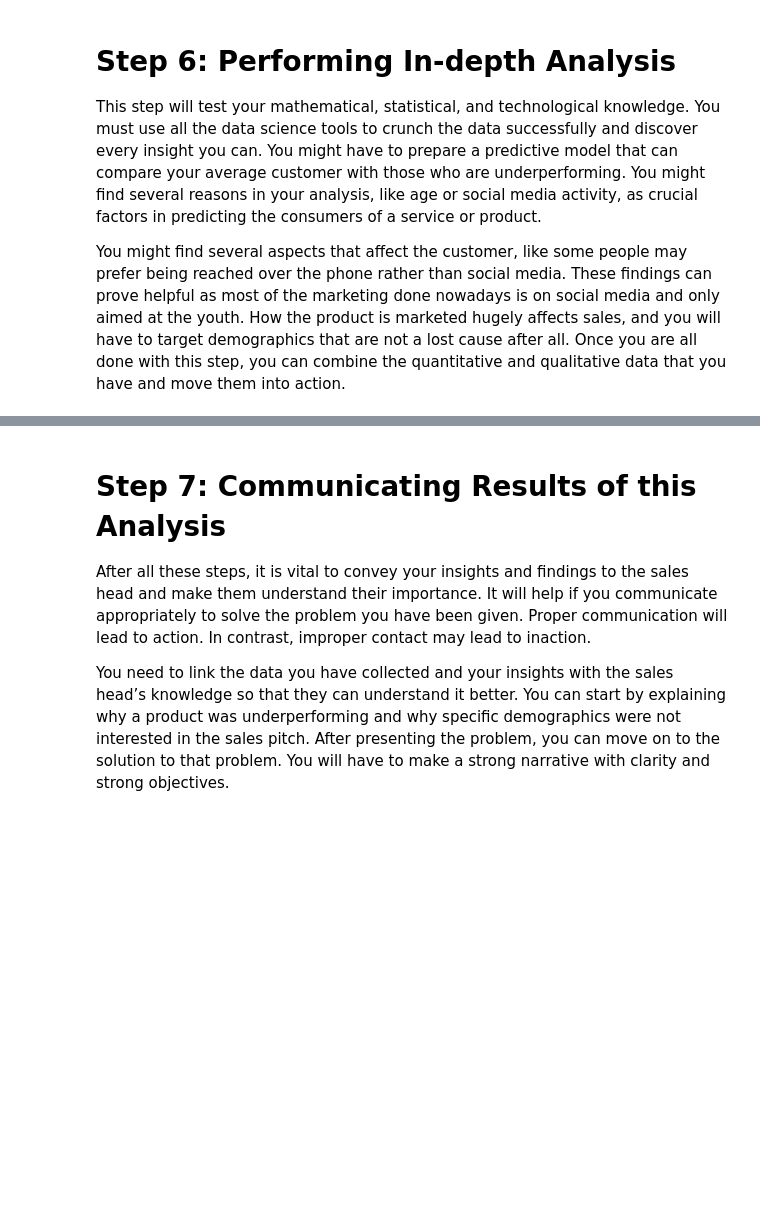
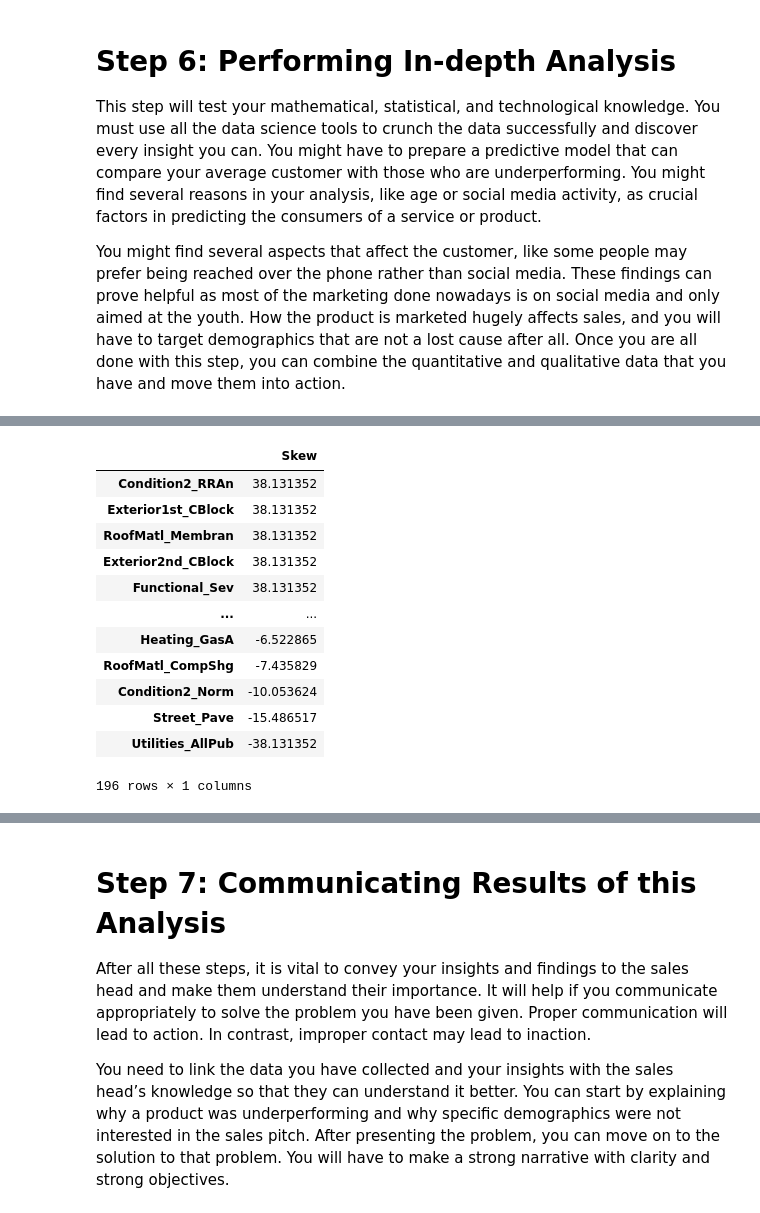
Before and after one commit to morti002/Home-Prices-Ames-Iowa-07112022, a Jupyter notebook: house_prices_ames_iowa.ipynb, the cells around one changed output, grey strips where cells are left out. Cells and saved outputs as stored; diff of their text form; code cells hidden in the pictures; blank space fills up the shorter version.

```diff
--- a/house_prices_ames_iowa.ipynb
+++ b/house_prices_ames_iowa.ipynb
@@ -574,0 +630,34 @@ You might find several aspects that affect the customer, like some people may pr
+# %%
+from scipy.special import boxcox1p
+from scipy.stats import boxcox_normmax
+
+# Normalize skewed features
+for col in skew_cols.index:
+    learn_df[col] = boxcox1p(learn_df[col], boxcox_normmax(learn_df[col] + 1))
+# %%
+numeric_cols = learn_df.select_dtypes(exclude='object').columns
+
+skew_limit = 0.5
+skew_vals = learn_df[numeric_cols].skew()
+
+skew_cols = (skew_vals
+             .sort_values(ascending=False)
+             .to_frame()
+             .rename(columns={0:'Skew'})
+             .query('abs(Skew) > {0}'.format(skew_limit)))
+
+skew_cols
+# %% [output]
+|  | Skew |
+| Condition2_RRAn | 38.131352 |
+| Exterior1st_CBlock | 38.131352 |
+| RoofMatl_Membran | 38.131352 |
+| Exterior2nd_CBlock | 38.131352 |
+| Functional_Sev | 38.131352 |
+| ... | ... |
+| Heating_GasA | -6.522865 |
+| RoofMatl_CompShg | -7.435829 |
+| Condition2_Norm | -10.053624 |
+| Street_Pave | -15.486517 |
+| Utilities_AllPub | -38.131352 |
+196 rows × 1 columns
```
Also changed, not shown: parts of 24 cells of this notebook.
